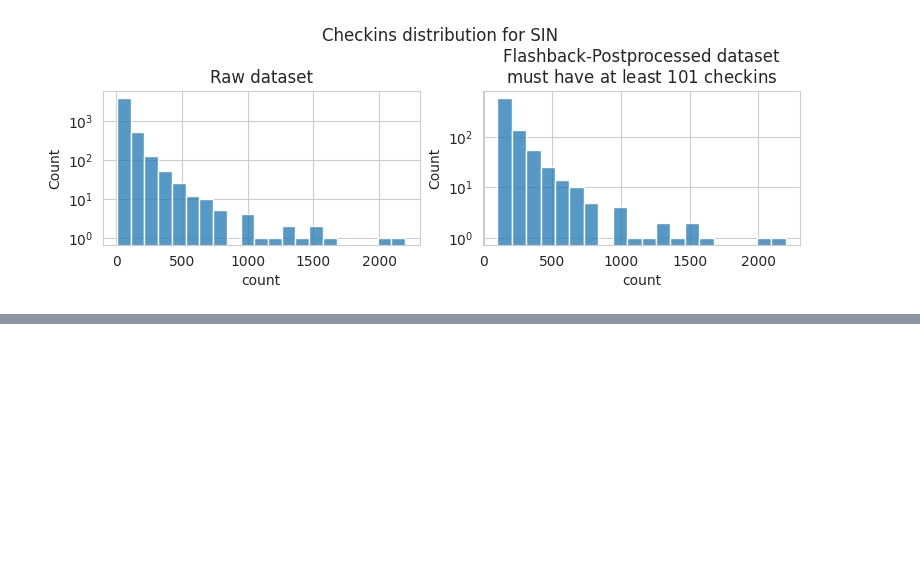
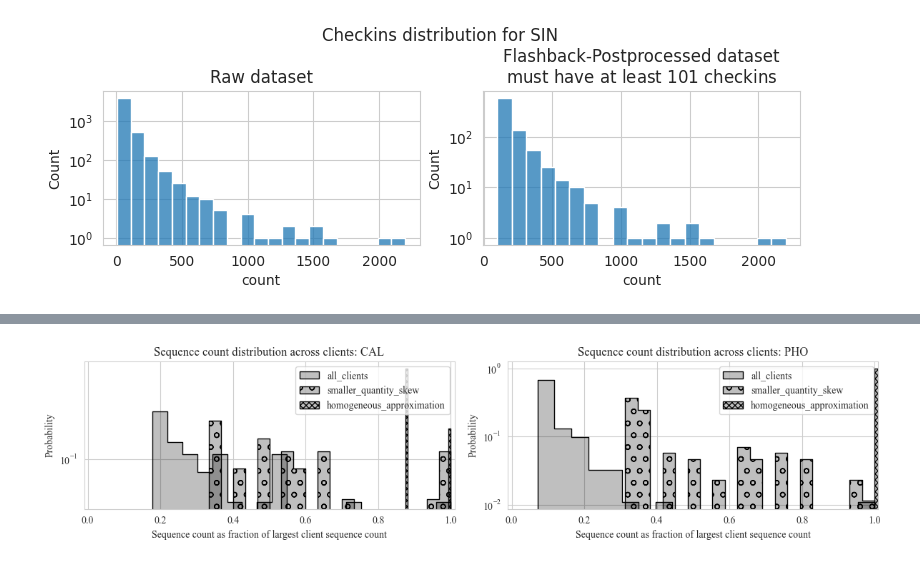
Before and after one commit to jackykwe/l361-project-next-poi-prediction, a Jupyter notebook: plotting/data_analysis_flashback.ipynb, the cells around one changed output, grey strips where cells are left out. Drawn from its saved outputs; the diff is of its cells as text; code cells hidden in the pictures; blank space fills up the shorter version.

Commit message:
Plotting midway

```diff
--- a/plotting/data_analysis_flashback.ipynb
+++ b/plotting/data_analysis_flashback.ipynb
@@ -310,0 +284,8 @@ print(metrics_centralised)
+# %%
+NONFEDERATED_RESULTS_ROOT = Path.cwd().parent / "flashback-final-results" / "2024-03-24" / "05-15-35" / "+task"
+MAIN_RESULTS_ROOT = Path.cwd().parent / "flashback-final-results" / "2024-03-24" / "05-15-21" / "+task"
+POSTPROCESSED_PARTITION_ROOT = Path.cwd().parent / "data" / "flashback" / "partition"
+
+SEEDS = (42, 361, 1337)
+
+PLOTS_DESTINATION_DIR = Path.cwd() / "plots"
@@ -310,0 +821,73 @@ print(metrics_centralised)
+# %%
+fig, axes = plt.subplots(1, 2, figsize=(12, 3), squeeze=False)
+for j, city in enumerate(("CAL", "PHO")):
+    for heterogeneity in ("all_clients", "smaller_quantity_skew", "homogeneous_approximation"):
+        dataset_path = POSTPROCESSED_PARTITION_ROOT / heterogeneity / city / "centralised" / "client_0.txt"
+        df = pd.read_csv(dataset_path, sep="\t", header=None)
+        num_checkins_per_user = df.loc[:, 0].value_counts()
+        num_checkins_per_user -= 1  # after adjusting for off-by-one alignment of seq2seq input/output
+        num_trainseq_per_user = np.floor(num_checkins_per_user * 0.8) // 20
+        num_testseq_per_user = (num_checkins_per_user - np.floor(num_checkins_per_user * 0.8)) // 20
+        num_seq_per_user = num_trainseq_per_user + num_testseq_per_user
+        sns.histplot(
+            alpha=0.25,
+            legend=True,
+            data=num_seq_per_user / num_seq_per_user.max(),
+            fill=True,
+            bins=20,
+            # kde=True,
+            element="step",
+            stat="probability",
+            common_norm=False,  # there is only 1 histogram here, so this is inconsequential
+            common_bins=True,
+            cbar=True,  # this is a univariate plot (1 dependent variable: # samples), so this is inconsequential
+            color="black",
+            label=heterogeneity,
+            ax=axes[0, j]
+        )
+
+# Hatching courtesy of https://stackoverflow.com/a/35477440
+hatches = ["", "o", "xxxx"]
+for i, plot in enumerate(axes[0, 0].collections):
+    # Set a different hatch for each bar
+    plot.set_hatch(hatches[i])
+for i ,plot in enumerate(axes[0, 1].collections):
+    # Set a different hatch for each bar
+    plot.set_hatch(hatches[i])
+
+
+axes[0, 0].legend()
+# axes[0, 0].set_yscale("log")
+axes[0, 1].legend()
+# axes[0, 1].set_yscale("log")
+
+axes[0, 0].set_title("Sequence count distribution across clients: CAL")
+axes[0, 0].set_xlabel("Sequence count as fraction of largest client sequence count")
+axes[0, 0].set_xlim((-0.01, 1.01))
+axes[0, 0].set_yscale("log")
+axes[0, 1].set_title("Sequence count distribution across clients: PHO")
+axes[0, 1].set_xlabel("Sequence count as fraction of largest client sequence count")
+axes[0, 1].set_xlim((-0.01, 1.01))
+axes[0, 1].set_yscale("log")
+
+plt.tight_layout()
+plt.savefig(PLOTS_DESTINATION_DIR / "t.pdf", bbox_inches="tight")
+
+
+
+    # histplot = sns.histplot(
+    #     alpha=0.15,
+    #     legend=True,
+    #     data=checkin_distribution_postprocessed,
+    #     fill=True,
+    #     kde=True,
+    #     element="step",
+    #     stat="density",
+    #     common_norm=False,  # there is only 1 histogram here, so this is inconsequential
+    #     common_bins=True,
+    #     cbar=True,  # this is a univariate plot (1 dependent variable: # samples), so this is inconsequential
+    #     palette="dark",
+    #     ax=axes[i, 0]
+    # )  # corresponds to histplot.get_lines()[0]
+# %% [output]
+[figure, added]
```
Also changed, not shown: parts of 18 cells of this notebook.
